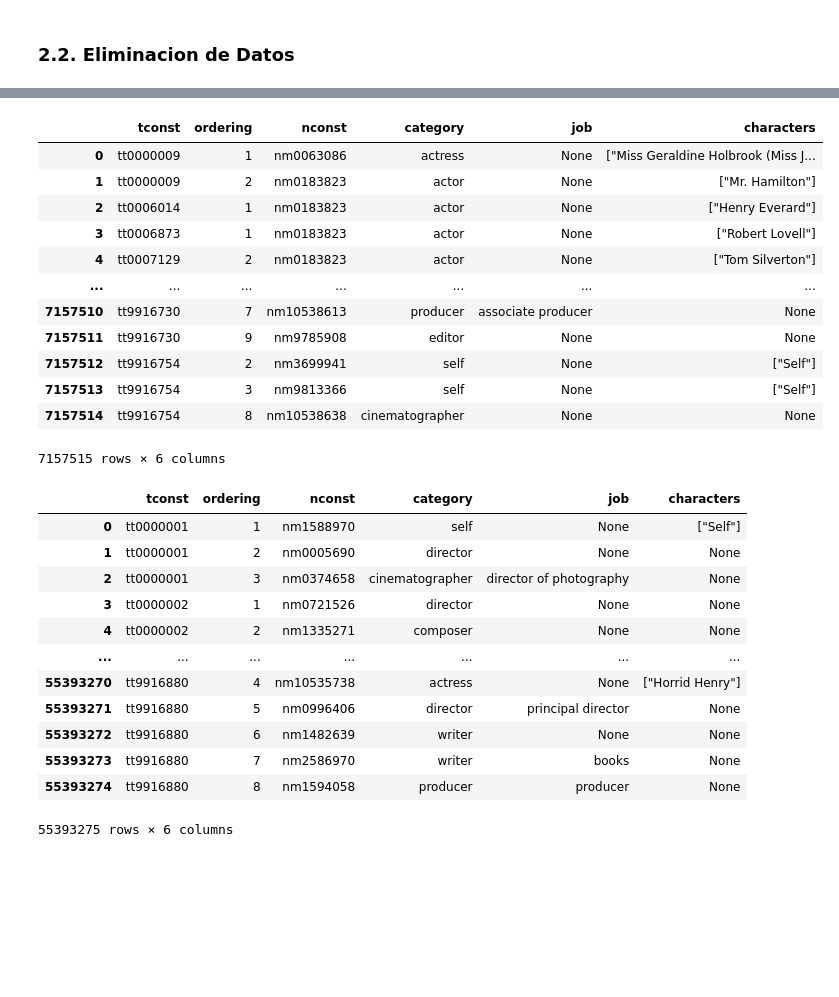
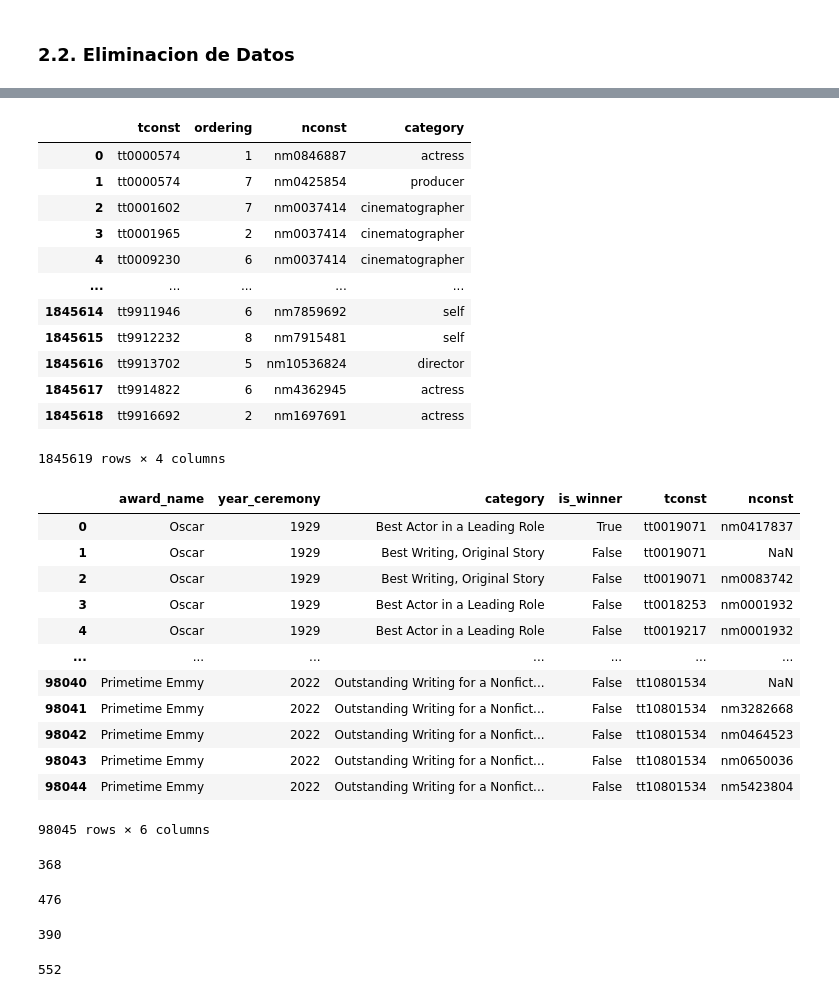
Before and after one commit to Michea1023/Cinema, a Jupyter notebook: ETL.ipynb, the cells around one changed output, grey strips where cells are left out. Saved outputs shown, nothing was run; the diff lists cells and outputs as text; code cells hidden in the pictures; blank space fills up the shorter version.

```diff
--- a/ETL.ipynb
+++ b/ETL.ipynb
@@ -44,4 +29,5 @@ rev.replace({-1: None}, inplace=True)
 ### 2.2. Eliminacion de Datos
 # %%
 # name titles
-nm = nm[nm["primaryName"].notnull()] # & nm["birthYear"].notnull()
+nm = nm[nm["primaryName"].notnull() & nm["birthYear"].notnull() & nm["deathYear"].isnull()]
+nm
@@ -63,33 +108,39 @@ tt = tt.drop(columns=["genres", "isAdult"])
 # %%
 tp = tp.drop(columns=["job", "characters"])
 tp = pd.merge(tp, tt["tconst"], on="tconst")
 tp = pd.merge(tp, nm["nconst"], on="nconst")
+tp
 # %% [output]
-|  | tconst | ordering | nconst | category | job | characters |
-| 0 | tt0000009 | 1 | nm0063086 | actress | None | ["Miss Geraldine Holbrook (Miss J... |
-| 1 | tt0000009 | 2 | nm0183823 | actor | None | ["Mr. Hamilton"] |
-| 2 | tt0006014 | 1 | nm0183823 | actor | None | ["Henry Everard"] |
-| 3 | tt0006873 | 1 | nm0183823 | actor | None | ["Robert Lovell"] |
-| 4 | tt0007129 | 2 | nm0183823 | actor | None | ["Tom Silverton"] |
-| ... | ... | ... | ... | ... | ... | ... |
-| 7157510 | tt9916730 | 7 | nm10538613 | producer | associate producer | None |
-| 7157511 | tt9916730 | 9 | nm9785908 | editor | None | None |
-| 7157512 | tt9916754 | 2 | nm3699941 | self | None | ["Self"] |
-| 7157513 | tt9916754 | 3 | nm9813366 | self | None | ["Self"] |
-| 7157514 | tt9916754 | 8 | nm10538638 | cinematographer | None | None |
+|  | tconst | ordering | nconst | category |
+| 0 | tt0000574 | 1 | nm0846887 | actress |
+| 1 | tt0000574 | 7 | nm0425854 | producer |
+| 2 | tt0001602 | 7 | nm0037414 | cinematographer |
+| 3 | tt0001965 | 2 | nm0037414 | cinematographer |
+| 4 | tt0009230 | 6 | nm0037414 | cinematographer |
+| ... | ... | ... | ... | ... |
+| 1845614 | tt9911946 | 6 | nm7859692 | self |
+| 1845615 | tt9912232 | 8 | nm7915481 | self |
+| 1845616 | tt9913702 | 5 | nm10536824 | director |
+| 1845617 | tt9914822 | 6 | nm4362945 | actress |
+| 1845618 | tt9916692 | 2 | nm1697691 | actress |
-7157515 rows × 6 columns
+1845619 rows × 4 columns
 # %%
+#row_nan = pd.DataFrame({'nconst': [np.nan]})
+#nm_with_nans = pd.concat([nm["nconst"], row_nan["nconst"]], ignore_index=True)
+award = pd.merge(award, tt["tconst"], on="tconst")
+#award = pd.merge(award, nm_with_nans, on="nconst")
+award
 # %% [output]
-|  | tconst | ordering | nconst | category | job | characters |
-| 0 | tt0000001 | 1 | nm1588970 | self | None | ["Self"] |
-| 1 | tt0000001 | 2 | nm0005690 | director | None | None |
-| 2 | tt0000001 | 3 | nm0374658 | cinematographer | director of photography | None |
-| 3 | tt0000002 | 1 | nm0721526 | director | None | None |
-| 4 | tt0000002 | 2 | nm1335271 | composer | None | None |
+|  | award_name | year_ceremony | category | is_winner | tconst | nconst |
+| 0 | Oscar | 1929 | Best Actor in a Leading Role | True | tt0019071 | nm0417837 |
+| 1 | Oscar | 1929 | Best Writing, Original Story | False | tt0019071 | NaN |
+| 2 | Oscar | 1929 | Best Writing, Original Story | False | tt0019071 | nm0083742 |
+| 3 | Oscar | 1929 | Best Actor in a Leading Role | False | tt0018253 | nm0001932 |
+| 4 | Oscar | 1929 | Best Actor in a Leading Role | False | tt0019217 | nm0001932 |
 | ... | ... | ... | ... | ... | ... | ... |
-| 55393270 | tt9916880 | 4 | nm10535738 | actress | None | ["Horrid Henry"] |
-| 55393271 | tt9916880 | 5 | nm0996406 | director | principal director | None |
-| 55393272 | tt9916880 | 6 | nm1482639 | writer | None | None |
-| 55393273 | tt9916880 | 7 | nm2586970 | writer | books | None |
-| 55393274 | tt9916880 | 8 | nm1594058 | producer | producer | None |
+| 98040 | Primetime Emmy | 2022 | Outstanding Writing for a Nonfict... | False | tt10801534 | NaN |
+| 98041 | Primetime Emmy | 2022 | Outstanding Writing for a Nonfict... | False | tt10801534 | nm3282668 |
+| 98042 | Primetime Emmy | 2022 | Outstanding Writing for a Nonfict... | False | tt10801534 | nm0464523 |
+| 98043 | Primetime Emmy | 2022 | Outstanding Writing for a Nonfict... | False | tt10801534 | nm0650036 |
+| 98044 | Primetime Emmy | 2022 | Outstanding Writing for a Nonfict... | False | tt10801534 | nm5423804 |
-55393275 rows × 6 columns
+98045 rows × 6 columns
@@ -95,0 +149,16 @@ tp = pd.merge(tp, nm["nconst"], on="nconst")
+# %%
+nm.to_sql('name_basics',engine,index = False,if_exists='replace')
+# %% [output]
+368
+# %%
+tt.to_sql('title_basics',engine,index = False,if_exists='replace')
+# %% [output]
+476
+# %%
+professions.to_sql('professions',engine,index = False,if_exists='replace')
+# %% [output]
+390
+# %%
+genres.to_sql('genres',engine,index = False,if_exists='replace')
+# %% [output]
+552
```
Also changed, not shown: parts of 11 cells of this notebook, 1 other file.
